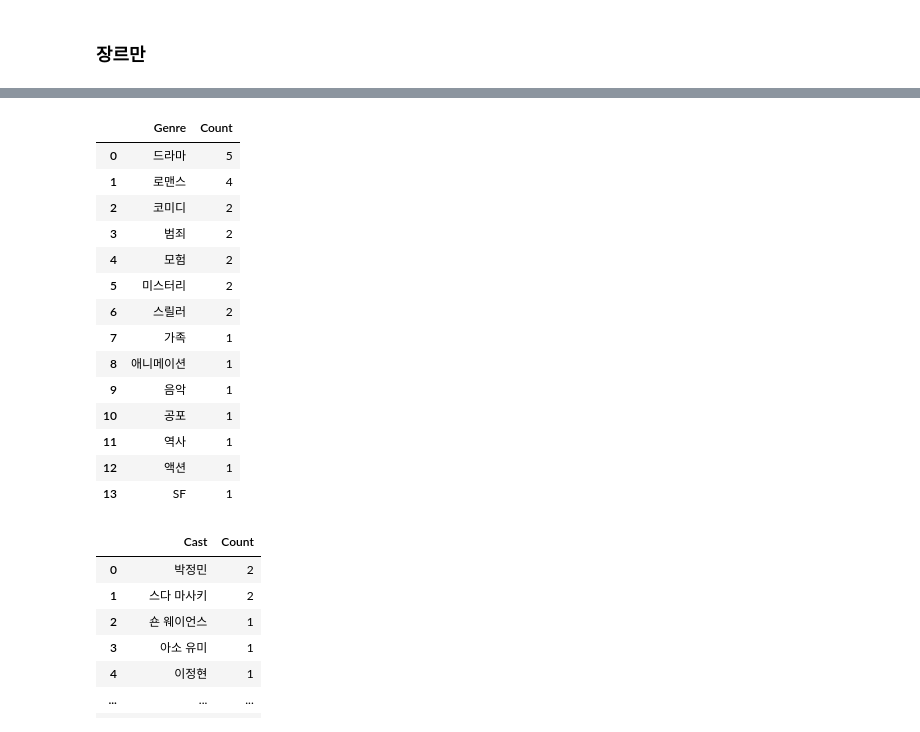
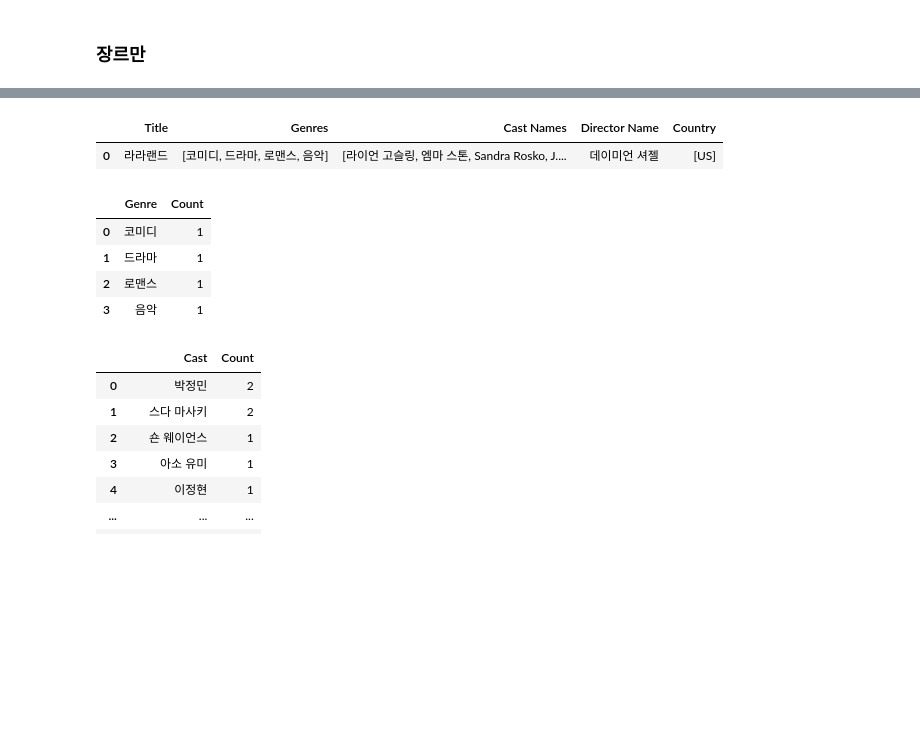
Before and after one commit to DE32-final-team3/mongodb, a Jupyter notebook: tmdb.ipynb, the cells around one changed output, grey strips where cells are left out. Saved outputs shown, nothing was run; the diff lists cells and outputs as text; code cells hidden in the pictures; blank space fills up the shorter version.

Commit message:
api test mongodb

```diff
--- a/tmdb.ipynb
+++ b/tmdb.ipynb
@@ -548,7 +493,7 @@ class Movie(Model):
 # DETAIL 및 CREDIT API 호출 및 MongoDB 저장 함수
 async def save_movie_to_db(movie_id: int):
     # MongoDB 연결 설정
-    client = AsyncIOMotorClient("mongodb://user:team3@localhost:27017/")
+    client = AsyncIOMotorClient("mongodb://root:team3@localhost:27017/")
     engine = AIOEngine(client=client, database="movies_db")
 
     # 기존 데이터 확인
@@ -668,7 +614,7 @@ from motor.motor_asyncio import AsyncIOMotorClient
 # MongoDB에서 Movie 컬렉션의 데이터를 가져오는 함수
 async def fetch_all_movies():
     # MongoDB 연결 설정
-    client = AsyncIOMotorClient("mongodb://user:team3@localhost:27017/")
+    client = AsyncIOMotorClient("mongodb://root:team3@localhost:27017/")
     engine = AIOEngine(client=client, database="movies_db")
 
     # 모든 영화 데이터를 가져오기
@@ -704,7 +641,7 @@ from motor.motor_asyncio import AsyncIOMotorClient
 # MongoDB에서 Movie 컬렉션의 데이터를 가져오는 함수
 async def fetch_all_movies():
     # MongoDB 연결 설정
-    client = AsyncIOMotorClient("mongodb://user:team3@localhost:27017/")
+    client = AsyncIOMotorClient("mongodb://root:team3@localhost:27017/")
     engine = AIOEngine(client=client, database="movies_db")
 
     # 모든 영화 데이터를 가져오기
@@ -749,8 +674,8 @@ from motor.motor_asyncio import AsyncIOMotorClient
 
 
 # MongoDB 연결 설정
-client = AsyncIOMotorClient("mongodb://user:team3@localhost:27017/")
-engine = AIOEngine(client=client, database="movies_db4")
+client = AsyncIOMotorClient("mongodb://root:team3@localhost:27017/")
+engine = AIOEngine(client=client, database="movies_db")
 
 
 # 데이터 가져오기 함수
@@ -782,28 +707,23 @@ async def fetch_movies():
 
 
 # 비동기 실행
-df4 = asyncio.run(fetch_movies())
+df = asyncio.run(fetch_movies())
+# %%
+df
+# %% [output]
+|  | Title | Genres | Cast Names | Director Name | Country |
+| 0 | 라라랜드 | [코미디, 드라마, 로맨스, 음악] | [라이언 고슬링, 엠마 스톤, Sandra Rosko, J.... | 데이미언 셔젤 | [US] |
 # %%
-all_genres4 = [genre for genres in df4["Genres"] for genre in genres]
-genre_counts4 = pd.Series(all_genres4).value_counts().reset_index()
-genre_counts4.columns = ["Genre", "Count"]
-genre_counts4
+all_genres = [genre for genres in df["Genres"] for genre in genres]
+genre_counts = pd.Series(all_genres).value_counts().reset_index()
+genre_counts.columns = ["Genre", "Count"]
+genre_counts
 # %% [output]
 |  | Genre | Count |
-| 0 | 드라마 | 5 |
-| 1 | 로맨스 | 4 |
-| 2 | 코미디 | 2 |
-| 3 | 범죄 | 2 |
-| 4 | 모험 | 2 |
-| 5 | 미스터리 | 2 |
-| 6 | 스릴러 | 2 |
-| 7 | 가족 | 1 |
-| 8 | 애니메이션 | 1 |
-| 9 | 음악 | 1 |
-| 10 | 공포 | 1 |
-| 11 | 역사 | 1 |
-| 12 | 액션 | 1 |
-| 13 | SF | 1 |
+| 0 | 코미디 | 1 |
+| 1 | 드라마 | 1 |
+| 2 | 로맨스 | 1 |
+| 3 | 음악 | 1 |
 # %%
 all_casts4 = [genre for genres in df4["Cast Names"] for genre in genres]
 cast_counts4 = pd.Series(all_casts4).value_counts().reset_index()
```
Also changed, not shown: parts of 4 cells of this notebook, 1 other file.
